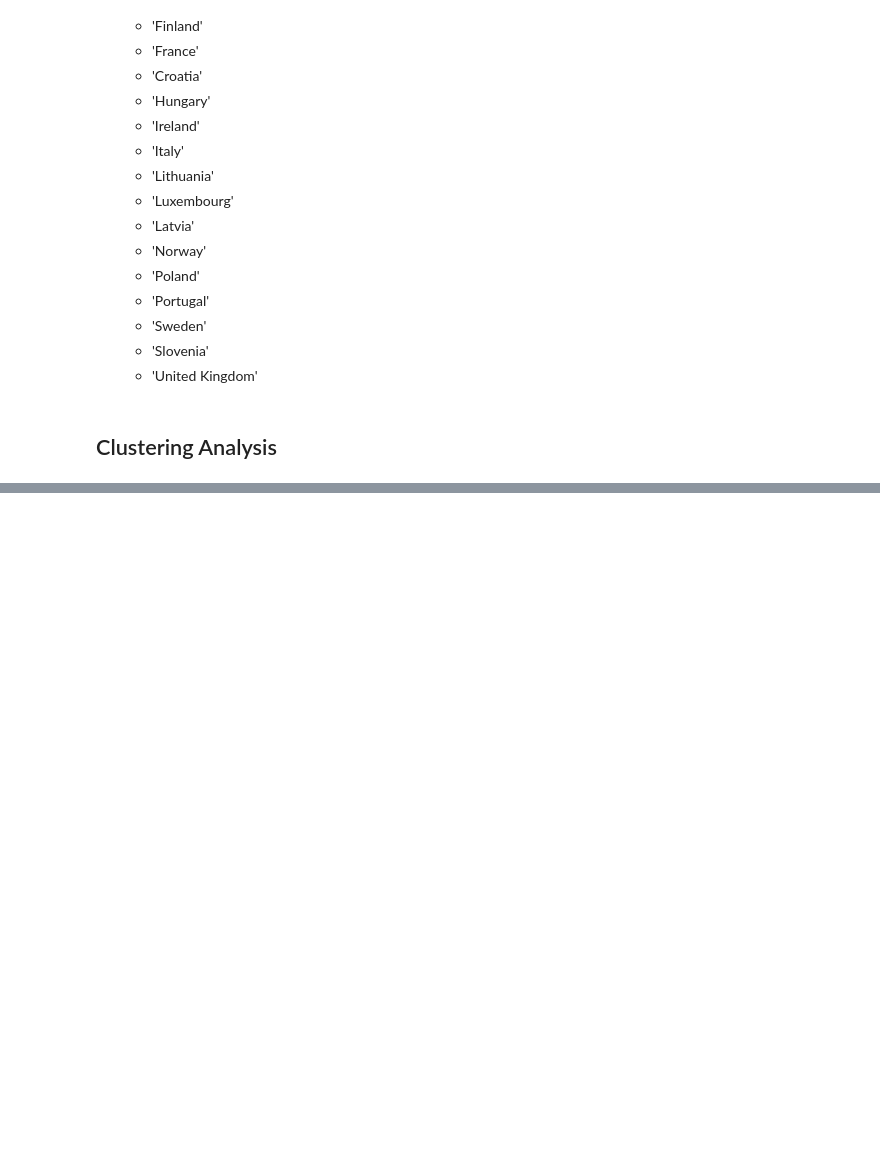
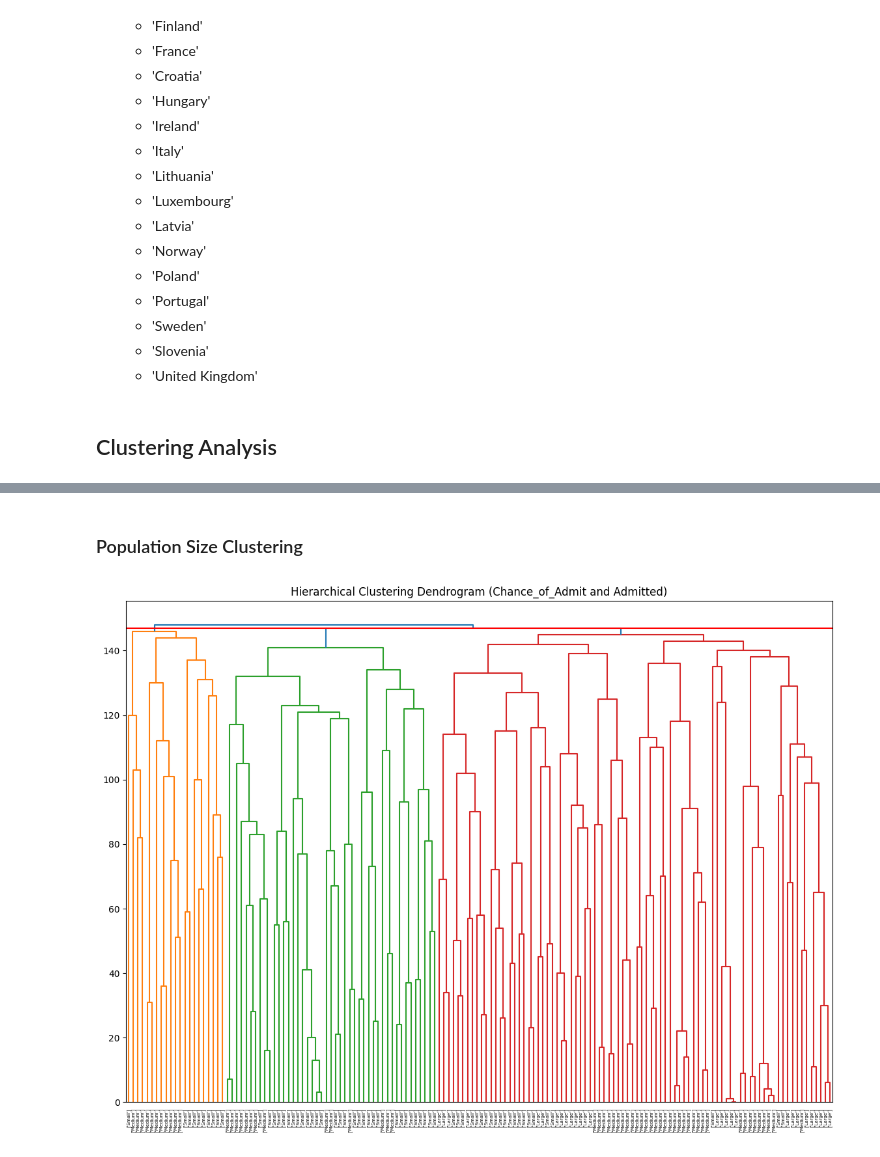
Before and after one commit to emanmozaffar/si618-final-project, a Jupyter notebook: tyler_clustering.ipynb, the cells around one changed output, grey strips where cells are left out. Drawn from its saved outputs; the diff is of its cells as text; code cells hidden in the pictures; blank space fills up the shorter version.

Commit message:
initial clustering analysis with default settings

```diff
--- a/tyler_clustering.ipynb
+++ b/tyler_clustering.ipynb
@@ -931,0 +926,5 @@ transportation_data
+# %%
+display(clustering_data.head())
+clustering_data = clustering_data.reset_index()
+clustering_data = clustering_data.drop('index',axis=1)
+display(clustering_data.head())
@@ -931,0 +944,30 @@ transportation_data
+# %%
+X = clustering_data.drop(columns=['pop_size', 'region', 'country'])
+Y_pop = clustering_data[['pop_size']]
+Y_region = clustering_data[['region']]
+Y_country = clustering_data[['country']]
+# display(X.shape, Y_pop.shape, Y_region.shape, Y_country.shape)
+# display(X, Y_pop, Y_region, Y_country)
+# %%
+pipe_pop_clustering = Pipeline([
+    ('scale',StandardScaler()),
+    ('cluster', AgglomerativeClustering(n_clusters=3)),
+])
+
+pipe_region_clustering = Pipeline([
+    ('scale',StandardScaler()),
+    ('cluster', AgglomerativeClustering(n_clusters=4)),
+])
+
+pipe_country_clustering = Pipeline([
+    ('scale',StandardScaler()),
+    ('cluster', AgglomerativeClustering(n_clusters=20)),
+])
+
+# display(pipe_pop_clustering, pipe_region_clustering, pipe_country_clustering)
+# %%
+Y_pred_pop = pipe_pop_clustering.fit_predict(X)
+Y_pred_region = pipe_region_clustering.fit_predict(X)
+Y_pred_country = pipe_country_clustering.fit_predict(X)
+# display(Y_pred_pop.shape, Y_pred_region.shape, Y_pred_country.shape)
+# display(Y_pred_pop, Y_pred_region, Y_pred_country)
@@ -931,0 +1014,13 @@ transportation_data
+# %% [markdown]
+### Population Size Clustering
+# %%
+plt.figure(figsize=(14,10))
+plt.title('Hierarchical Clustering Dendrogram (Chance_of_Admit and Admitted)')
+
+plot_dendrogram(pipe_pop_clustering,labels=Y_pop.values, color_threshold=147)
+
+plt.xticks(rotation=90)
+plt.savefig('Pop_Size_Clustering.pdf')
+plt.show()
+# %% [output]
+[figure, added]
```
Also changed, not shown: parts of 21 cells of this notebook, 3 other files.
